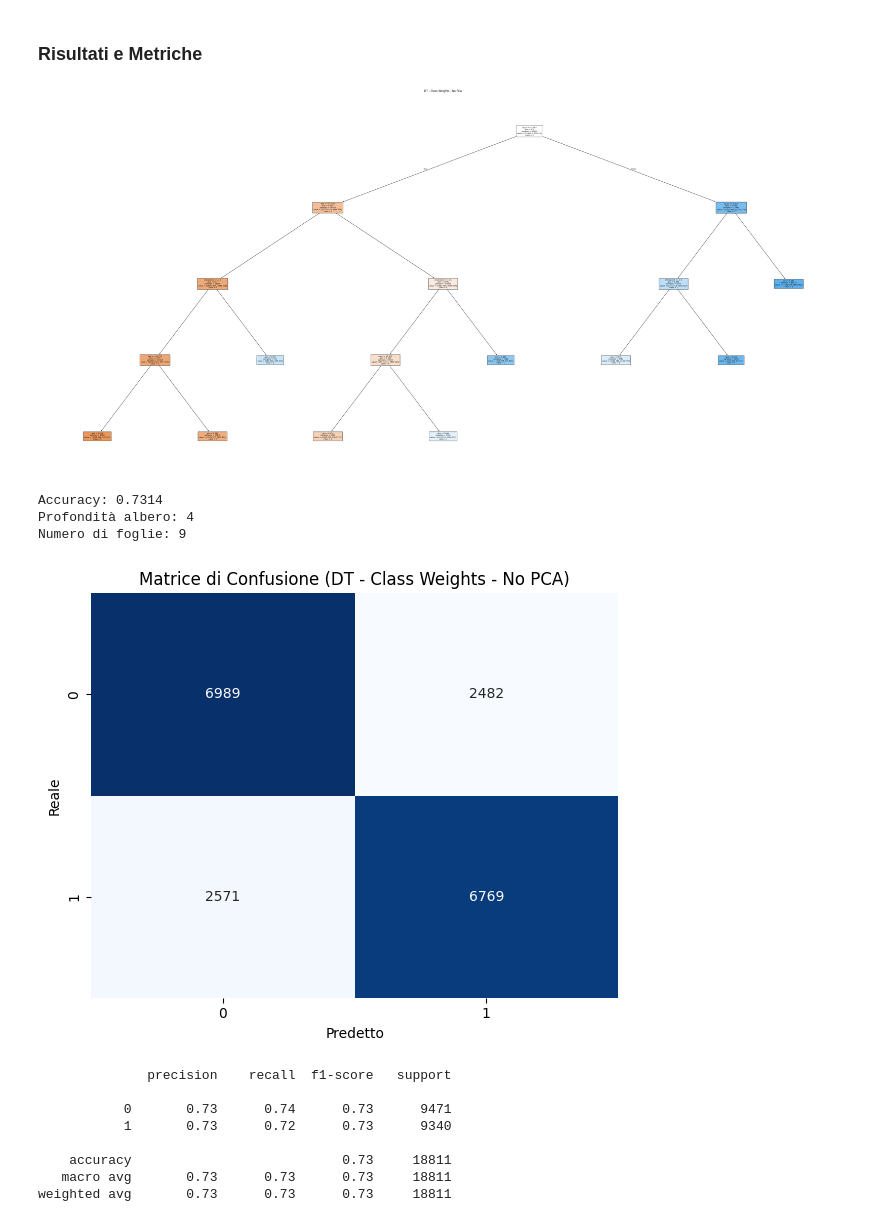
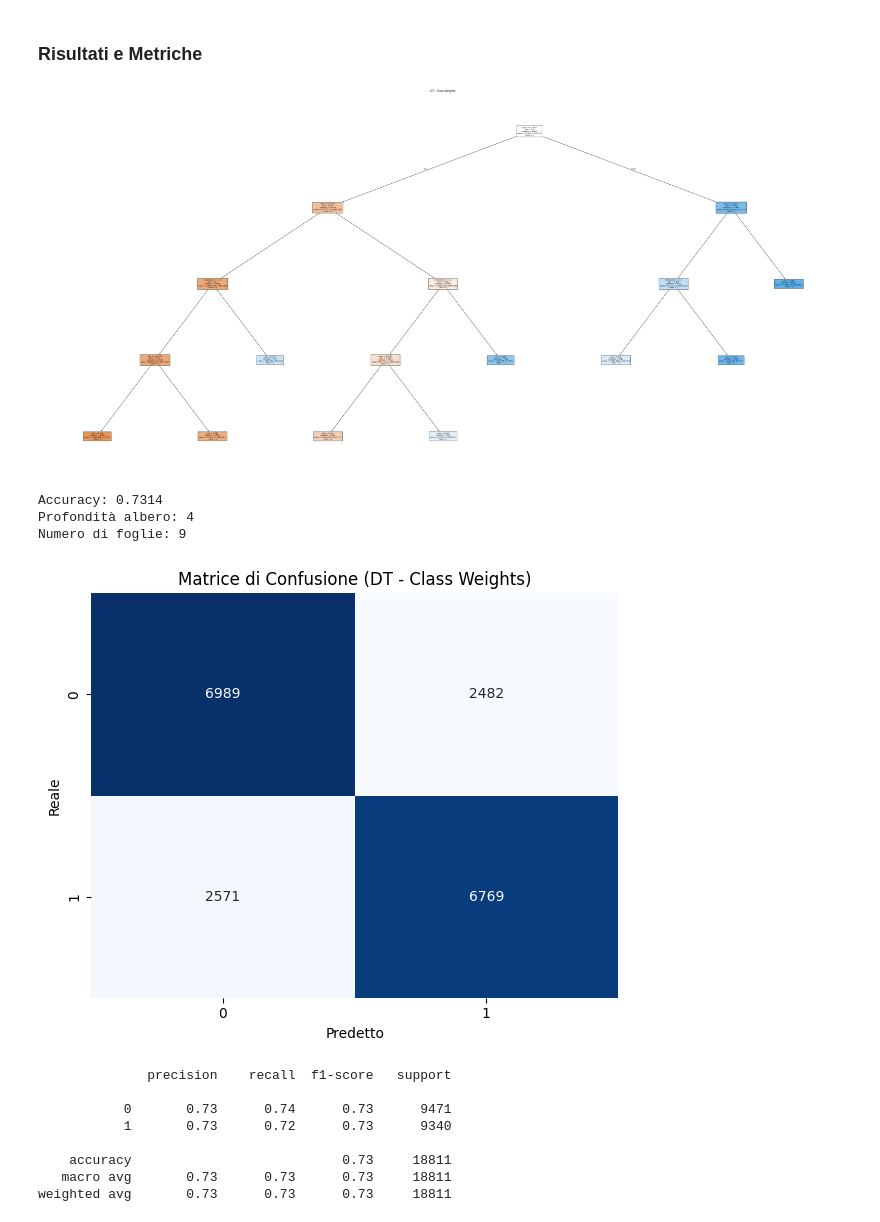
Before and after one commit to mbroglio/ML_25_26, a Jupyter notebook: ML_Project.ipynb, the cells around one changed output. Saved outputs shown, nothing was run; the diff lists cells and outputs as text; code cells hidden in the pictures.

```diff
--- a/ML_Project.ipynb
+++ b/ML_Project.ipynb
@@ -1020,24 +1020,24 @@ Miglior score (f1): 0.7201
 # %%
 # Visualizza albero con class weights
 print_tree(
     dt_class_weights,
     dt_class_weights.get_depth(),
-    "DT - Class Weights - No PCA",
+    "DT - Class Weights",
     all_features_dt,
 )
 show_tree_metrics(
-    dt_class_weights, y_test_dt, y_pred_class_weights, "DT - Class Weights - No PCA"
+    dt_class_weights, y_test_dt, y_pred_class_weights, "DT - Class Weights"
 )
 
 plot_feature_importance(
-    dt_class_weights, all_features_dt, "DT - Class Weights - No PCA", top_n=5
+    dt_class_weights, all_features_dt, "DT - Class Weights", top_n=5
 )
 # %% [output]
 [figure]
 Accuracy: 0.7314
 Profondità albero: 4
 Numero di foglie: 9
-[figure, old version]
+[figure, new version]
               precision    recall  f1-score   support
 
            0       0.73      0.74      0.73      9471
```
Also changed, not shown: parts of 6 cells of this notebook, 19 other files.
